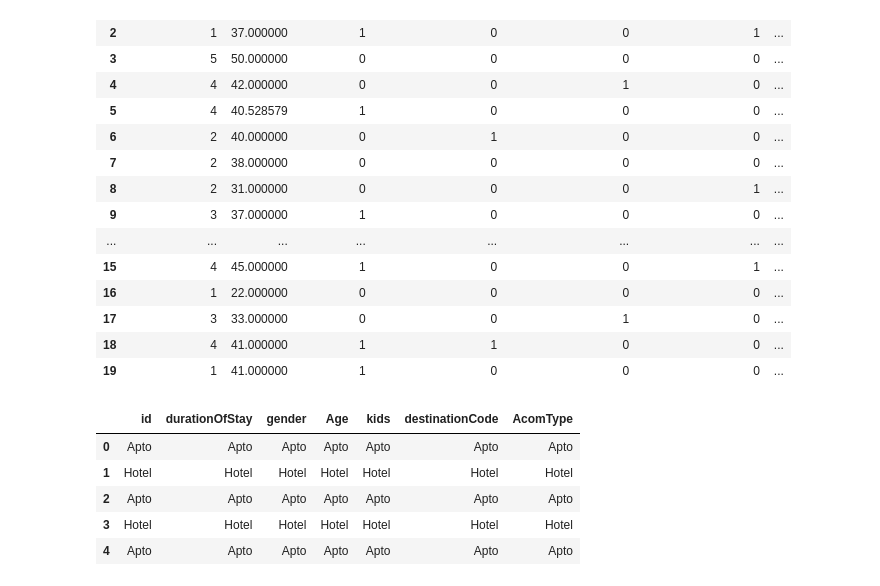
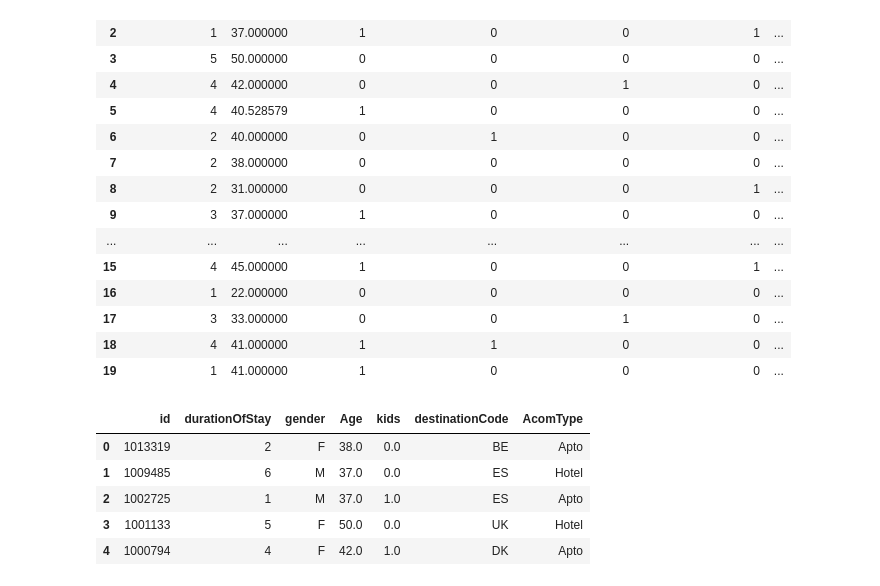
Before and after one commit to nazlonga/Tests, a Jupyter notebook: Santos_Nazly_Qualogy_Assignment_TestCaseTravel.ipynb, the cells around one changed output. Drawn from its saved outputs; the diff is of its cells as text; code cells hidden in the pictures.

```diff
--- a/Santos_Nazly_Qualogy_Assignment_TestCaseTravel.ipynb
+++ b/Santos_Nazly_Qualogy_Assignment_TestCaseTravel.ipynb
@@ -482,18 +482,20 @@ df_X_newData.head(n=20)
 | 19 | 1 | 41.000000 | 1 | 0 | 0 | 0 | ... |
 # %%
 #adding the new column to the original dataset and replacing it for the original values name
-df_test_file['AcomType'] = df_X_newData['pred_AcomType']
-df_test_file[df_test_file['AcomType']==0 ] = 'Apto'
-df_test_file[df_test_file['AcomType']==1 ] = 'Hotel'
+df_test_file_final = df_test_file.copy()
+df_test_file_final['AcomType'] = y_pred
-# %%
-df_test_file.head()
-# %% [output]
-|  | id | durationOfStay | gender | Age | kids | destinationCode | AcomType |
-| 0 | Apto | Apto | Apto | Apto | Apto | Apto | Apto |
-| 1 | Hotel | Hotel | Hotel | Hotel | Hotel | Hotel | Hotel |
-| 2 | Apto | Apto | Apto | Apto | Apto | Apto | Apto |
-| 3 | Hotel | Hotel | Hotel | Hotel | Hotel | Hotel | Hotel |
-| 4 | Apto | Apto | Apto | Apto | Apto | Apto | Apto |
+# %%
+df_test_file_final.loc[df_test_file_final['AcomType']==0 , 'AcomType'] = 'Apto'
+df_test_file_final.loc[df_test_file_final['AcomType']==1 , 'AcomType'] = 'Hotel'
 # %%
 #export resulting file into csv
 df_test_file.to_csv('TestDataAccommodation_pred.csv')
+# %%
+df_test_file_final.head()
+# %% [output]
+|  | id | durationOfStay | gender | Age | kids | destinationCode | AcomType |
+| 0 | 1013319 | 2 | F | 38.0 | 0.0 | BE | Apto |
+| 1 | 1009485 | 6 | M | 37.0 | 0.0 | ES | Hotel |
+| 2 | 1002725 | 1 | M | 37.0 | 1.0 | ES | Apto |
+| 3 | 1001133 | 5 | F | 50.0 | 0.0 | UK | Hotel |
+| 4 | 1000794 | 4 | F | 42.0 | 1.0 | DK | Apto |
```
Also changed, not shown: parts of 10 cells of this notebook.
